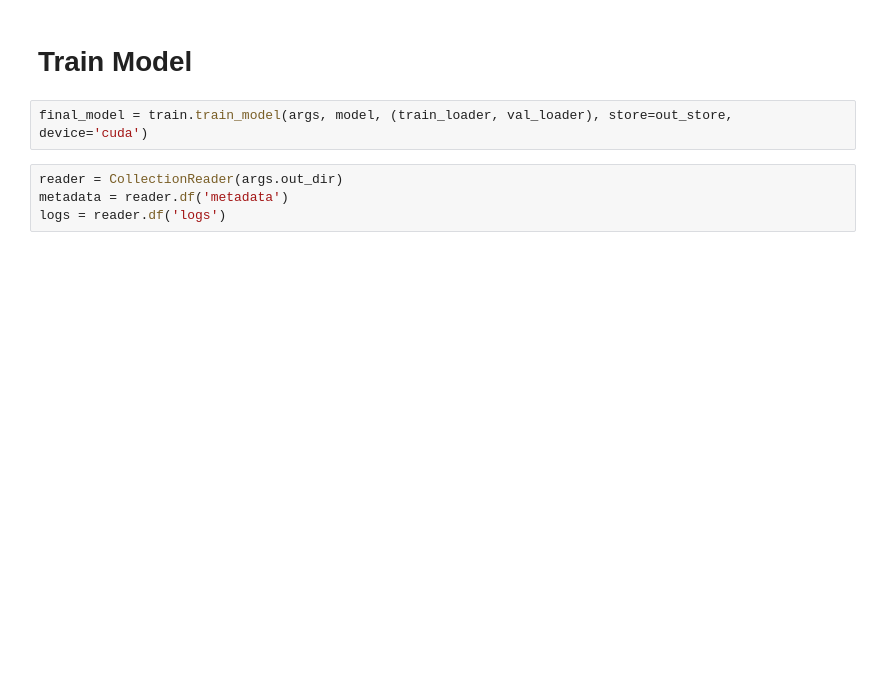
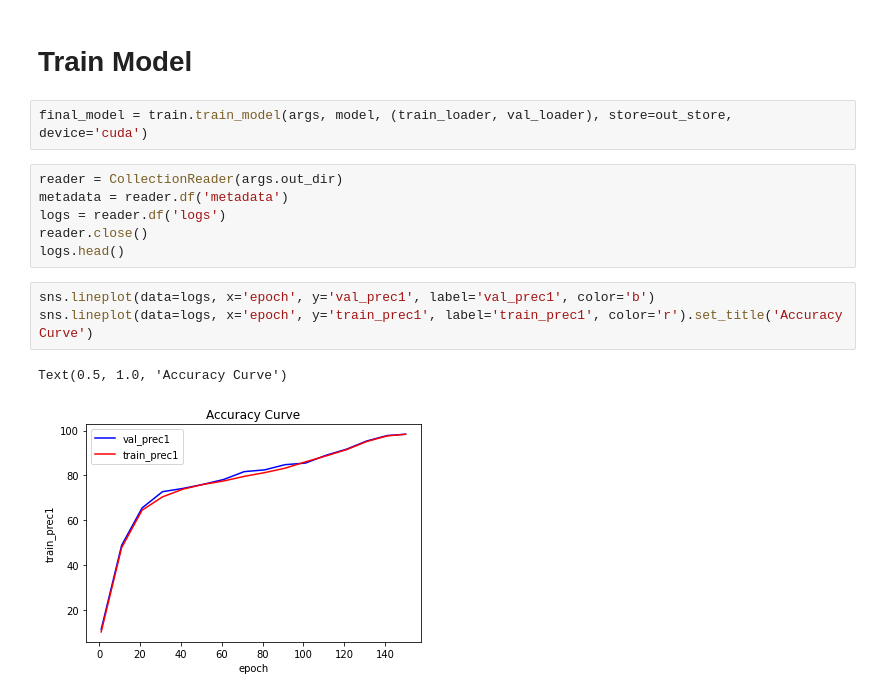
Before and after one commit to pstefanou12/delphi.ai, a Jupyter notebook: notebooks/cifar-10/Resnet-50.ipynb, the cells around one changed output. Saved outputs shown, nothing was run; the diff lists cells and outputs as text; blank space fills up the shorter version.

```diff
--- a/notebooks/cifar-10/Resnet-50.ipynb
+++ b/notebooks/cifar-10/Resnet-50.ipynb
@@ -139,3 +140,11 @@ final_model = train.train_model(args, model, (train_loader, val_loader), store=o
 reader = CollectionReader(args.out_dir)
 metadata = reader.df('metadata')
 logs = reader.df('logs')
+reader.close()
+logs.head()
+# %%
+sns.lineplot(data=logs, x='epoch', y='val_prec1', label='val_prec1', color='b')
+sns.lineplot(data=logs, x='epoch', y='train_prec1', label='train_prec1', color='r').set_title('Accuracy Curve')
+# %% [output]
+Text(0.5, 1.0, 'Accuracy Curve')
+[figure, added]
```
Also changed, not shown: parts of 6 cells of this notebook, 15 other files.
